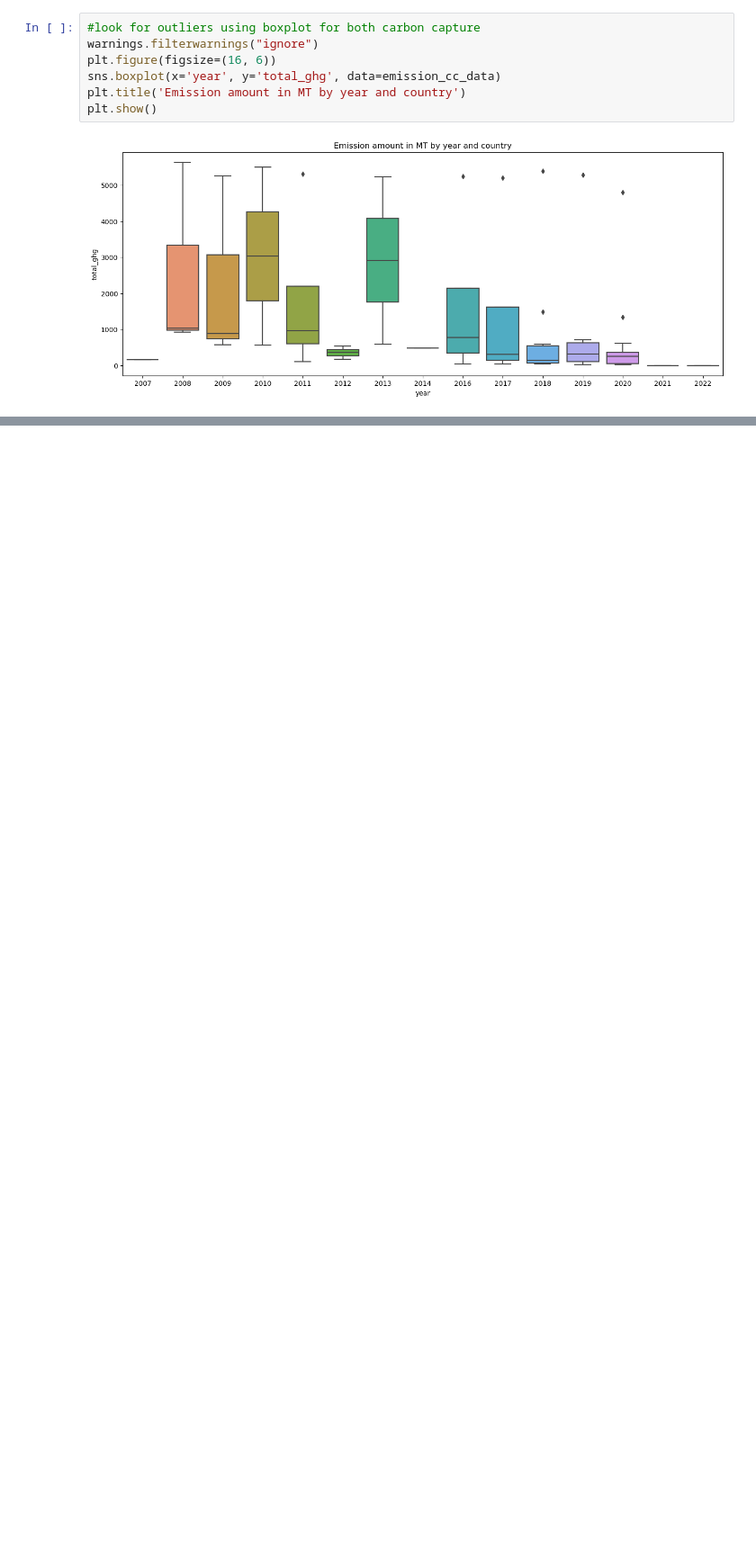
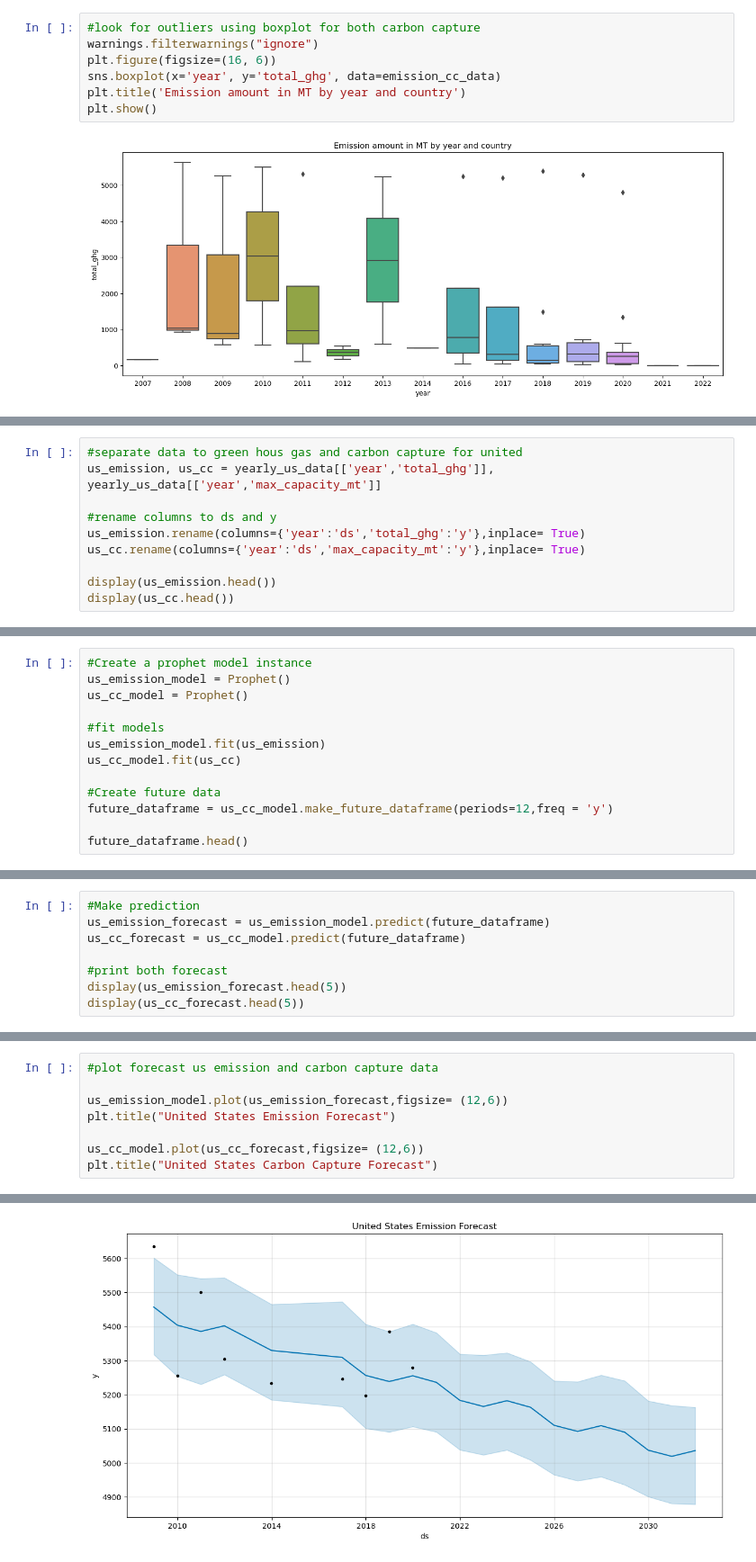
Before and after one commit to LardexTheLarge/AI-Project-1, a Jupyter notebook: Predictive_analysis.ipynb, the cells around one changed output, grey strips where cells are left out. Shown at 90% size. Saved outputs shown, nothing was run; the diff lists cells and outputs as text; blank space fills up the shorter version.

Commit message:
Haftom Predictive analysis for Emission and Carbon Capture Data

```diff
--- a/Predictive_analysis.ipynb
+++ b/Predictive_analysis.ipynb
@@ -67,0 +135,10 @@ KeyError: ('year', 'total_ghg')
+# %%
+#separate data to green hous gas and carbon capture for united
+us_emission, us_cc = yearly_us_data[['year','total_ghg']], yearly_us_data[['year','max_capacity_mt']]
+
+#rename columns to ds and y
+us_emission.rename(columns={'year':'ds','total_ghg':'y'},inplace= True)
+us_cc.rename(columns={'year':'ds','max_capacity_mt':'y'},inplace= True)
+
+display(us_emission.head())
+display(us_cc.head())
@@ -67,0 +158,13 @@ KeyError: ('year', 'total_ghg')
+# %%
+#Create a prophet model instance
+us_emission_model = Prophet()
+us_cc_model = Prophet()
+
+#fit models
+us_emission_model.fit(us_emission)
+us_cc_model.fit(us_cc)
+
+#Create future data
+future_dataframe = us_cc_model.make_future_dataframe(periods=12,freq = 'y')
+
+future_dataframe.head()
@@ -67,0 +182,8 @@ KeyError: ('year', 'total_ghg')
+# %%
+#Make prediction
+us_emission_forecast = us_emission_model.predict(future_dataframe)
+us_cc_forecast = us_cc_model.predict(future_dataframe)
+
+#print both forecast
+display(us_emission_forecast.head(5))
+display(us_cc_forecast.head(5))
@@ -67,0 +203,9 @@ KeyError: ('year', 'total_ghg')
+# %%
+#plot forecast us emission and carbon capture data
+
+us_emission_model.plot(us_emission_forecast,figsize= (12,6))
+plt.title("United States Emission Forecast")
+
+us_cc_model.plot(us_cc_forecast,figsize= (12,6))
+plt.title("United States Carbon Capture Forecast")
+# %% [output]
@@ -67,0 +213 @@ KeyError: ('year', 'total_ghg')
+[figure, added]
```
Also changed, not shown: parts of 16 cells of this notebook.
